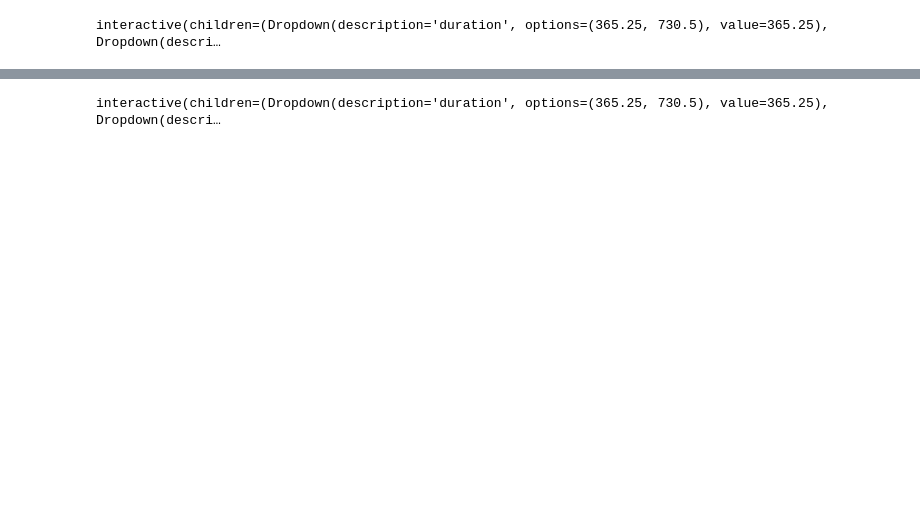
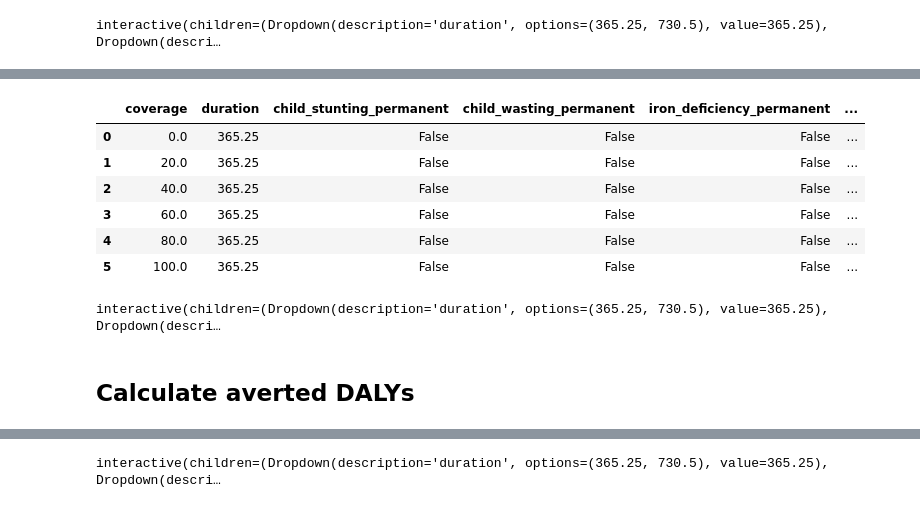
Before and after one commit to ihmeuw/vivarium_conic_sqlns, a Jupyter notebook: src/vivarium_conic_sqlns/verification_and_validation/2019_07_22a_debug_wonky_graphs.ipynb, the cells around one changed output, grey strips where cells are left out. Cells and saved outputs as stored; diff of their text form; code cells hidden in the pictures; blank space fills up the shorter version.

```diff
--- a/src/vivarium_conic_sqlns/verification_and_validation/2019_07_22a_debug_wonky_graphs.ipynb
+++ b/src/vivarium_conic_sqlns/verification_and_validation/2019_07_22a_debug_wonky_graphs.ipynb
@@ -39,12 +45,21 @@ history_data
 # %%
-cause_names = ['lower_respiratory_infections', 'measles', 'diarrheal_diseases', 'protein_energy_malnutrition', 'iron_deficiency', 'other_causes']
+cause_names = ['lower_respiratory_infections', 'measles', 'diarrheal_diseases',
+               'protein_energy_malnutrition', 'iron_deficiency', 'other_causes']
 risk_names = ['anemia', 'child_stunting', 'child_wasting']
 
-template_cols = ['coverage', 'duration', 'child_stunting_permanent', 'child_wasting_permanent', 'iron_deficiency_permanent', 'iron_deficiency_mean', 'cause', 'measure', 'input_draw']
+template_cols = ['coverage', 'duration', 'child_stunting_permanent',
+                 'child_wasting_permanent', 'iron_deficiency_permanent',
+                 'iron_deficiency_mean', 'cause', 'measure', 'input_draw']
+
+# Original results from 2019-7-19 copied here to preserve missing random seeds:
+results_missing_seeds_dir = \
+    '/share/scratch/users/ndbs/vivarium_results/sqlns/presentation/nigeria/2019_07_18_13_20_17'
+missing_seeds_filename='output_orig.hdf'
 # %%
 # note that we have applied coefficient of variation as constant with different sqlns effect on iron deficiency
-def clean_and_aggregate(path):
-    r = pd.read_hdf(path + 'nigeria/2019_07_18_13_20_17/output.hdf')
+def clean_and_aggregate(path, filename):
+#     r = pd.read_hdf(path + 'nigeria/2019_07_18_13_20_17/output.hdf')
+    r = pd.read_hdf(f'{path}/{filename}')
     r.rename(columns={'sqlns.effect_on_child_stunting.permanent': 'child_stunting_permanent',
                       'sqlns.effect_on_child_wasting.permanent': 'child_wasting_permanent',
                       'sqlns.effect_on_iron_deficiency.permanent': 'iron_deficiency_permanent',
@@ -77,0 +72,6 @@ r
+# %%
+# This will load the output file in its current state, which may have missing seeds filled in
+# r = clean_and_aggregate(result_dir + 'nigeria/2019_07_18_13_20_17', 'output.hdf')
+
+# Load original outpt data with random seeds missing
+r = clean_and_aggregate(results_missing_seeds_dir, missing_seeds_filename)
@@ -284,3 +376,54 @@ The problem with the graphs is that
+# %%
+r.loc[idx[:, 365.25, False, False, False, 0.895, 55],
+      ['years_of_life_lost', 'years_lived_with_disability', 'person_time']].reset_index()
+# %% [output]
+|  | coverage | duration | child_stunting_permanent | child_wasting_permanent | iron_deficiency_permanent | ... |
+| 0 | 0.0 | 365.25 | False | False | False | ... |
+| 1 | 20.0 | 365.25 | False | False | False | ... |
+| 2 | 40.0 | 365.25 | False | False | False | ... |
+| 3 | 60.0 | 365.25 | False | False | False | ... |
+| 4 | 80.0 | 365.25 | False | False | False | ... |
+| 5 | 100.0 | 365.25 | False | False | False | ... |
+# %%
+@interact()
+def plot_total_dalys_by_draw(duration=[365.25, 730.50],
+                    cgf_permanent=[False, True],
+                    iron_permanent=[False, True],
+                    iron_mean=[0.895, 4.475, 8.950],
+                    input_draw = df.input_draw.unique(),
+#                     measure = df.measure.unique(),
+#                     include_other_causes=True,
+                  ):
+
+    data = r.loc[idx[:, duration, cgf_permanent, cgf_permanent, iron_permanent, iron_mean, input_draw],
+      ['years_of_life_lost', 'years_lived_with_disability', 'person_time']].reset_index()
+
+    fig, ax = plt.subplots(2,2, figsize=(12,8))
+
+    xx = data['coverage']
+
+    measures_short_names = {'years_of_life_lost': 'YLL', 'years_lived_with_disability': 'YLD'}
+
+    for i, (measure, short_name) in enumerate(measures_short_names.items()):
+        ax[i,0].plot(xx, data[measure], '-o')
+        ax[i,1].plot(xx, 100_000*data[measure] / data['person_time'], '-o', color='orange')
+
+        ax[i,0].set_title(f'Total {short_name} count vs. coverage', fontsize=20)
+        ax[i,0].set_xlabel('Program Coverage (%)', fontsize=16)
+        ax[i,0].set_ylabel(f'{short_name}s', fontsize=20)
+        ax[i,0].grid()
+#         ax[i,0].legend(loc=(0.8, -.25), fontsize=14)
+
+        ax[i,1].set_title(f'Total {short_name} rate vs. coverage', fontsize=20)
+        ax[i,1].set_xlabel('Program Coverage (%)', fontsize=16)
+        ax[i,1].set_ylabel(f'{short_name}s per 100,000 person years', fontsize=12)
+        ax[i,1].grid()
+
+    fig.tight_layout()
+# %% [output]
+interactive(children=(Dropdown(description='duration', options=(365.25, 730.5), value=365.25), Dropdown(descri…
+# %% [markdown]
+## Calculate averted DALYs
 # %%
 def get_averted_results(df):
     bau = df[df.coverage == 0.0].drop(columns=['coverage', 'person_time'])
```
Also changed, not shown: parts of 45 cells of this notebook, 2 other files.
